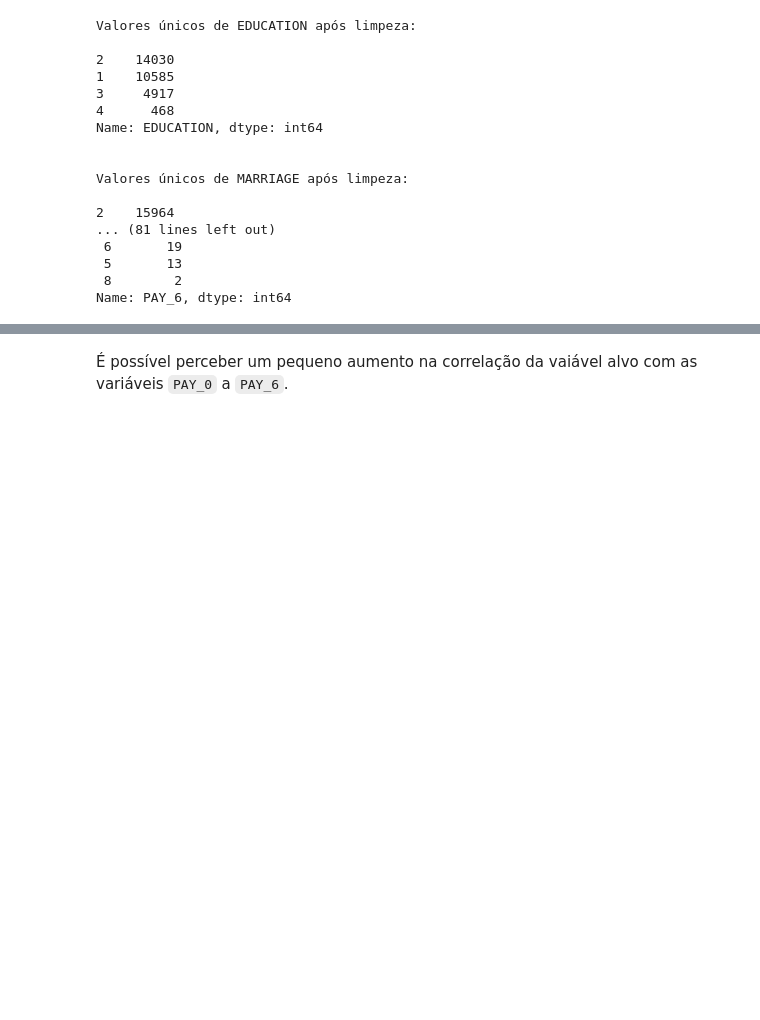
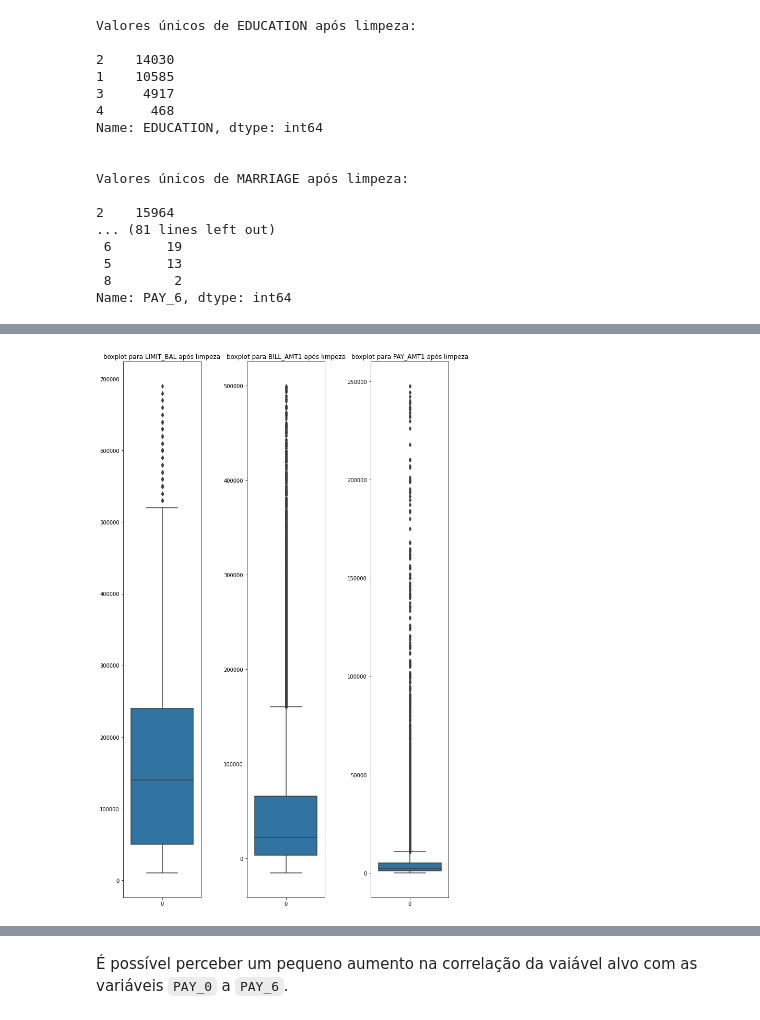
Before and after one commit to marinavillaschi/first_datascience_mpv, a Jupyter notebook: Previsão_de_Inadimplência_de_Cartão_de_Crédito.ipynb, the cells around one changed output, grey strips where cells are left out. Saved outputs shown, nothing was run; the diff lists cells and outputs as text; code cells hidden in the pictures; blank space fills up the shorter version.

```diff
--- a/Previsão_de_Inadimplência_de_Cartão_de_Crédito.ipynb
+++ b/Previsão_de_Inadimplência_de_Cartão_de_Crédito.ipynb
@@ -425,0 +463,12 @@ Iremos desconsiderar a variável `ID`, conforme identificamos anteriormente ela
+# %%
+# plotando os novos boxplots de LIMIT_BAL, BILL_AMT1 e PAY_AMT1
+fig, (ax1, ax2, ax3) = plt.subplots(nrows=1, ncols=3, figsize=(10,15))
+sns.boxplot(data=df_clean.LIMIT_BAL, ax=ax1, orient="v")
+sns.boxplot(data=df_clean.BILL_AMT1, ax=ax2, orient="v")
+sns.boxplot(data=df_clean.PAY_AMT1, ax=ax3, orient="v")
+ax1.set_title('boxplot para LIMIT_BAL após limpeza')
+ax2.set_title('boxplot para BILL_AMT1 após limpeza')
+ax3.set_title('boxplot para PAY_AMT1 após limpeza')
+plt.tight_layout()
+# %% [output]
+[figure, added]
```
Also changed, not shown: parts of 31 cells of this notebook.
